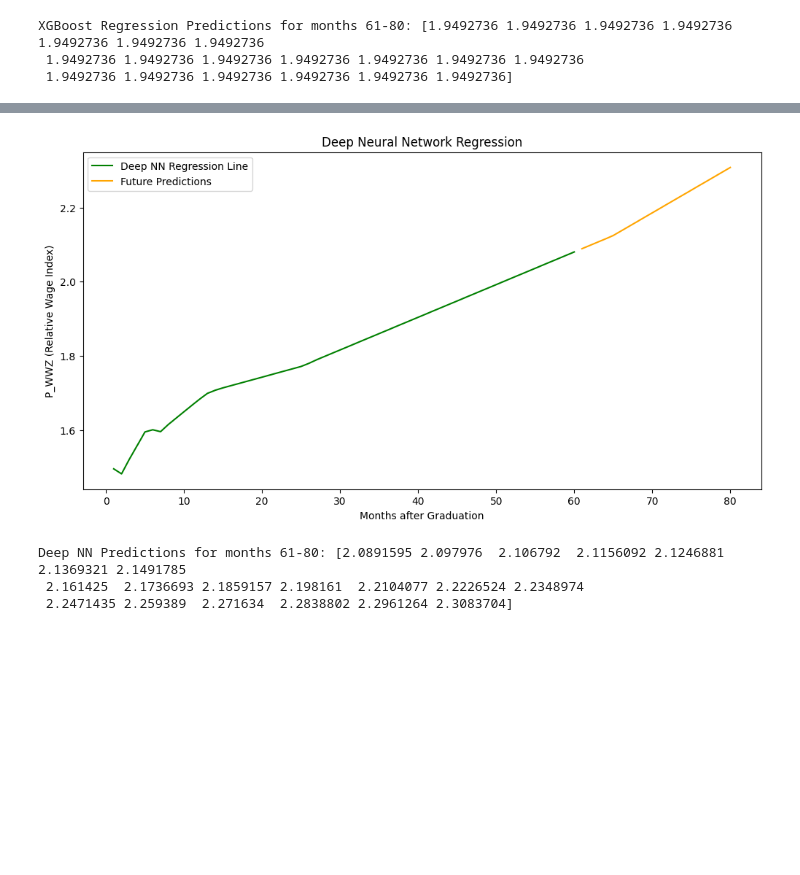
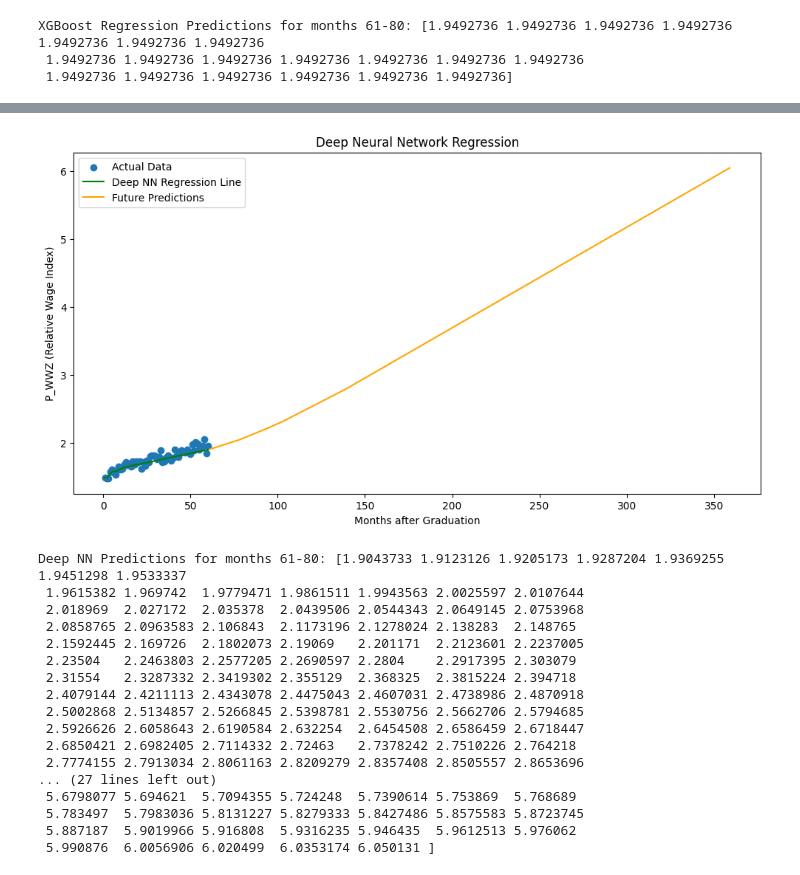
Before and after one commit to michalsko20/ela_analysis, a Jupyter notebook: model/main.ipynb, the cells around one changed output, grey strips where cells are left out. Saved outputs shown, nothing was run; the diff lists cells and outputs as text; code cells hidden in the pictures; blank space fills up the shorter version.

```diff
--- a/model/main.ipynb
+++ b/model/main.ipynb
@@ -127,7 +127,7 @@ X = np.array(months).reshape(-1, 1)  # Months as features
 y = temp_data[[f'P_WWZ_MIES_{i}' for i in months]].median(axis=0).values  # Average salaries across rows for each month
 
 # Prepare future months for predictions (61 to 80)
-future_months = np.array(range(61, 81)).reshape(-1, 1)
+future_months = np.array(range(61, 360)).reshape(-1, 1)
 # %%
 # Linear Regression
 linear_model = LinearRegression()
@@ -545,37 +573,52 @@ optimizer = optim.Adam(deep_nn.parameters(), lr=0.001)
 
 # Train the model
 epochs = 500
 for epoch in range(epochs):
     for batch_X, batch_y in dataloader:
         optimizer.zero_grad()
         predictions = deep_nn(batch_X)
         loss = criterion(predictions, batch_y)
         loss.backward()
         optimizer.step()
 
 # Predict future values
 deep_nn.eval()
 with torch.no_grad():
     predictions = deep_nn(X_tensor).numpy()
     future_predictions = deep_nn(future_months_tensor).numpy()
 
 # Plot the results
 plt.figure(figsize=(12, 6))
+plt.scatter(x=months, y=y, label='Actual Data')
 plt.plot(X, predictions, label='Deep NN Regression Line', color='green')
 plt.plot(future_months, future_predictions, label='Future Predictions', color='orange')
 plt.title('Deep Neural Network Regression')
 plt.xlabel('Months after Graduation')
 plt.ylabel('P_WWZ (Relative Wage Index)')
 plt.legend()
 plt.show()
 
 # Display predictions
 print(f"Deep NN Predictions for months 61-80: {future_predictions.flatten()}")
 # %% [output]
-[figure, old version]
+[figure, new version]
-Deep NN Predictions for months 61-80: [2.0891595 2.097976  2.106792  2.1156092 2.1246881 2.1369321 2.1491785
- 2.161425  2.1736693 2.1859157 2.198161  2.2104077 2.2226524 2.2348974
- 2.2471435 2.259389  2.271634  2.2838802 2.2961264 2.3083704]
+Deep NN Predictions for months 61-80: [1.9043733 1.9123126 1.9205173 1.9287204 1.9369255 1.9451298 1.9533337
+ 1.9615382 1.969742  1.9779471 1.9861511 1.9943563 2.0025597 2.0107644
+ 2.018969  2.027172  2.035378  2.0439506 2.0544343 2.0649145 2.0753968
+ 2.0858765 2.0963583 2.106843  2.1173196 2.1278024 2.138283  2.148765
+ 2.1592445 2.169726  2.1802073 2.19069   2.201171  2.2123601 2.2237005
+ 2.23504   2.2463803 2.2577205 2.2690597 2.2804    2.2917395 2.303079
+ 2.31554   2.3287332 2.3419302 2.355129  2.368325  2.3815224 2.394718
+ 2.4079144 2.4211113 2.4343078 2.4475043 2.4607031 2.4738986 2.4870918
+ 2.5002868 2.5134857 2.5266845 2.5398781 2.5530756 2.5662706 2.5794685
+ 2.5926626 2.6058643 2.6190584 2.632254  2.6454508 2.6586459 2.6718447
+ 2.6850421 2.6982405 2.7114332 2.72463   2.7378242 2.7510226 2.764218
+ 2.7774155 2.7913034 2.8061163 2.8209279 2.8357408 2.8505557 2.8653696
+... (27 lines left out)
+ 5.6798077 5.694621  5.7094355 5.724248  5.7390614 5.753869  5.768689
+ 5.783497  5.7983036 5.8131227 5.8279333 5.8427486 5.8575583 5.8723745
+ 5.887187  5.9019966 5.916808  5.9316235 5.946435  5.9612513 5.976062
+ 5.990876  6.0056906 6.020499  6.0353174 6.050131 ]
 # %%
 # Define a Recurrent Neural Network
 class RNN(nn.Module):
```
Also changed, not shown: parts of 4 cells of this notebook, 1 other file.
